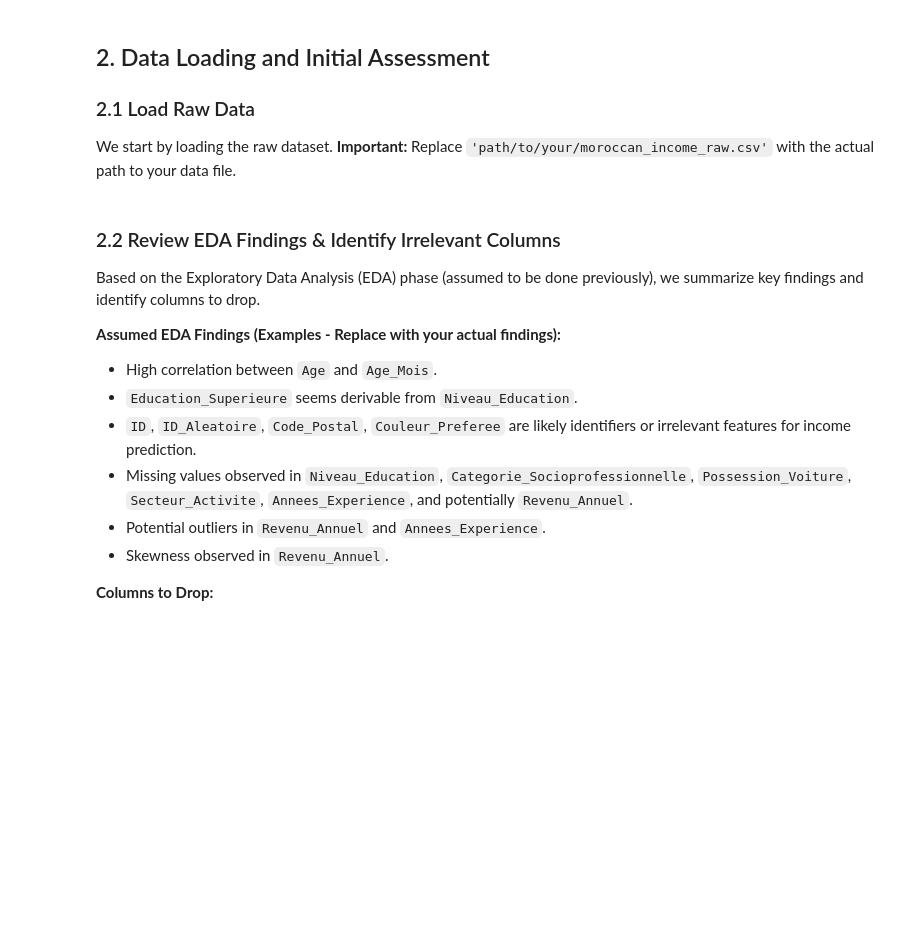
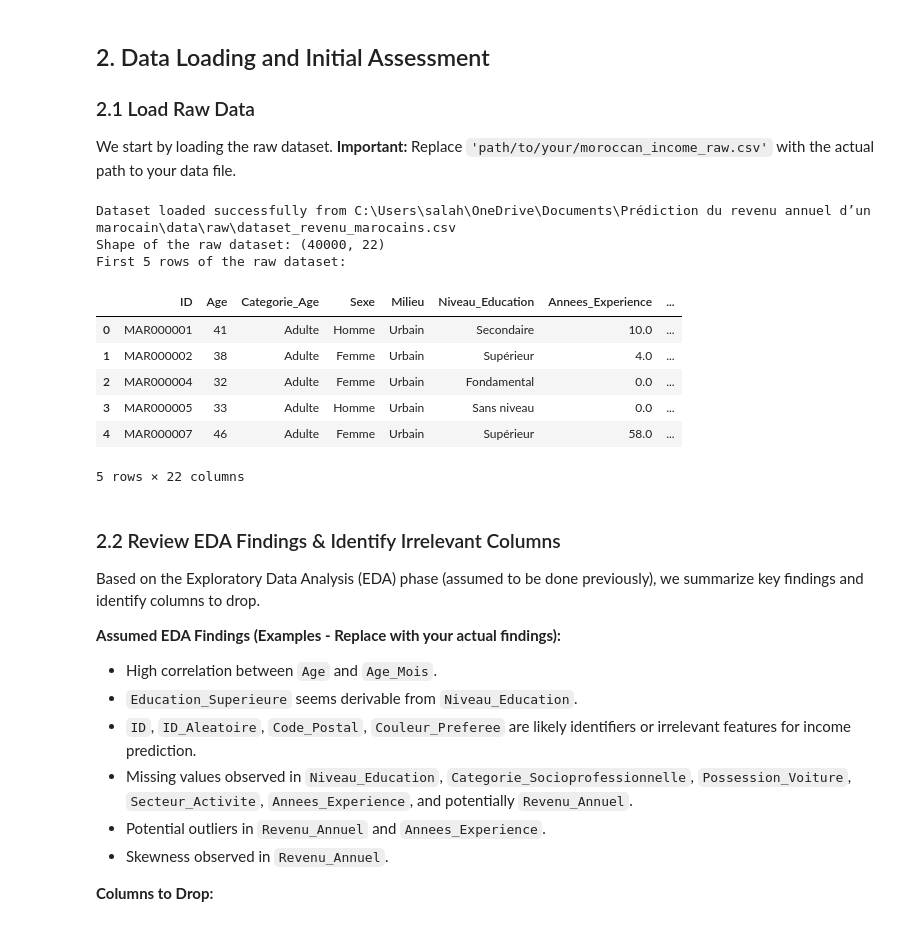
Before and after one commit to 771salameche/Moroccan_Income_Prediction, a Jupyter notebook: notebooks/03_data_preprocessing.ipynb, the cells around one changed output. Saved outputs shown, nothing was run; the diff lists cells and outputs as text; code cells hidden in the pictures; blank space fills up the shorter version.

```diff
--- a/notebooks/03_data_preprocessing.ipynb
+++ b/notebooks/03_data_preprocessing.ipynb
@@ -79,7 +81,7 @@ We start by loading the raw dataset. **Important:** Replace `'path/to/your/moroc
 # %%
 # --- !!! ACTION REQUIRED !!! ---
 # Replace with the correct path to your dataset
-DATA_PATH = 'moroccan_income_raw.csv'
+DATA_PATH = r"C:\Users\salah\OneDrive\Documents\Prédiction du revenu annuel d’un marocain\data\raw\dataset_revenu_marocains.csv"
 # ---
 
 try:
@@ -100,33 +102,44 @@ except FileNotFoundError:
         'Categorie_Age': ['Adulte']*50 + ['Senior']*30 + ['Jeune Adulte']*20,
         'Sexe': np.random.choice(['Homme', 'Femme'], 100),
         'Milieu': np.random.choice(['Urbain', 'Rural'], 100),
         'Niveau_Education': np.random.choice(['Primaire', 'Secondaire', 'Universitaire', 'Non scolarisé', None], 100, p=[0.2, 0.3, 0.3, 0.1, 0.1]),
         'Annees_Experience': np.random.randint(0, 40, 100),
         'Etat_Matrimonial': np.random.choice(['Célibataire', 'Marié(e)', 'Divorcé(e)', 'Veuf(ve)'], 100),
         'Categorie_Socioprofessionnelle': np.random.choice(['Employé', 'Ouvrier', 'Cadre', 'Indépendant', 'Sans emploi', None], 100, p=[0.3, 0.2, 0.15, 0.15, 0.1, 0.1]),
         'Possession_Voiture': np.random.choice([True, False, None], 100, p=[0.3, 0.6, 0.1]),
         'Possession_Logement': np.random.choice([True, False], 100),
         'Possession_Terrain': np.random.choice([True, False], 100),
         'Nb_Personnes_Charge': np.random.randint(0, 6, 100),
         'Secteur_Activite': np.random.choice(['Agriculture', 'Industrie', 'Services', 'Administration', 'Autre', None], 100, p=[0.15, 0.2, 0.3, 0.15, 0.1, 0.1]),
         'Acces_Internet': np.random.choice([True, False], 100),
         'Revenu_Annuel': np.random.gamma(2, 50000, 100) + 10000, # Target variable
         'Age_Mois': lambda x: x['Age'] * 12 + np.random.randint(0, 12, 100), # Example derived column
         'Education_Superieure': lambda x: x['Niveau_Education'] == 'Universitaire', # Example derived column
         'Indice_Richesse': np.random.rand(100) * 10,
         'Couleur_Preferee': np.random.choice(['Bleu', 'Rouge', 'Vert', 'Jaune', 'Noir'], 100),
         'Code_Postal': np.random.randint(10000, 99999, 100),
         'ID_Aleatoire': [f'ID_{i}' for i in range(1000, 1100)]
     }
     df_raw = pd.DataFrame(dummy_data)
     # Apply lambda functions if needed
     for col, func in dummy_data.items():
         if callable(func):
             df_raw[col] = func(df_raw)
     df_raw['Revenu_Annuel'].iloc[::10] = np.nan # Add some missing target values
     df_raw['Annees_Experience'].iloc[::15] = np.nan # Add some missing feature values
     print("Dummy DataFrame created:")
     display(df_raw.head())
+# %% [output]
+Dataset loaded successfully from C:\Users\salah\OneDrive\Documents\Prédiction du revenu annuel d’un marocain\data\raw\dataset_revenu_marocains.csv
+Shape of the raw dataset: (40000, 22)
+First 5 rows of the raw dataset:
+|  | ID | Age | Categorie_Age | Sexe | Milieu | Niveau_Education | Annees_Experience | ... |
+| 0 | MAR000001 | 41 | Adulte | Homme | Urbain | Secondaire | 10.0 | ... |
+| 1 | MAR000002 | 38 | Adulte | Femme | Urbain | Supérieur | 4.0 | ... |
+| 2 | MAR000004 | 32 | Adulte | Femme | Urbain | Fondamental | 0.0 | ... |
+| 3 | MAR000005 | 33 | Adulte | Homme | Urbain | Sans niveau | 0.0 | ... |
+| 4 | MAR000007 | 46 | Adulte | Femme | Urbain | Supérieur | 58.0 | ... |
+5 rows × 22 columns
 # %% [markdown]
 ### 2.2 Review EDA Findings & Identify Irrelevant Columns
 Based on the Exploratory Data Analysis (EDA) phase (assumed to be done previously), we summarize key findings and identify columns to drop.
```
Also changed, not shown: parts of 18 cells of this notebook, 5 other files.
